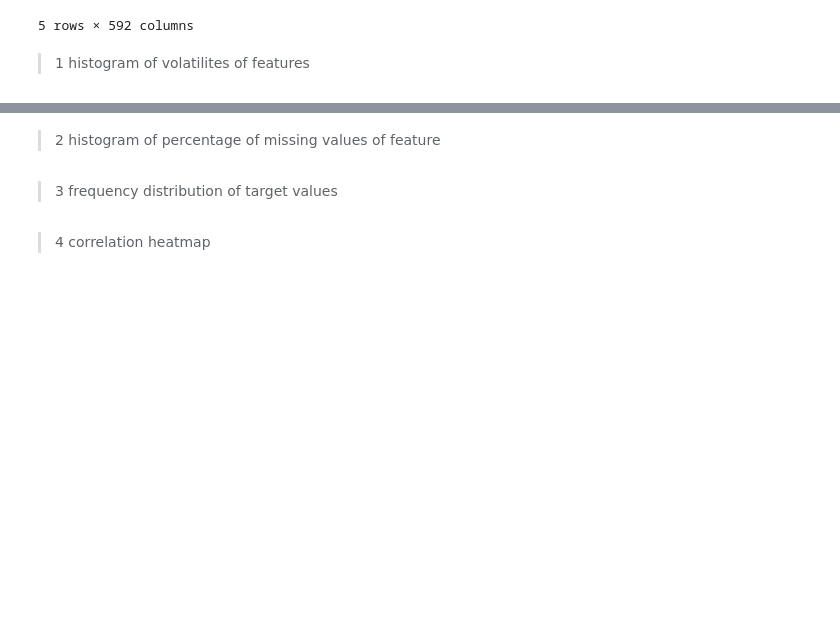
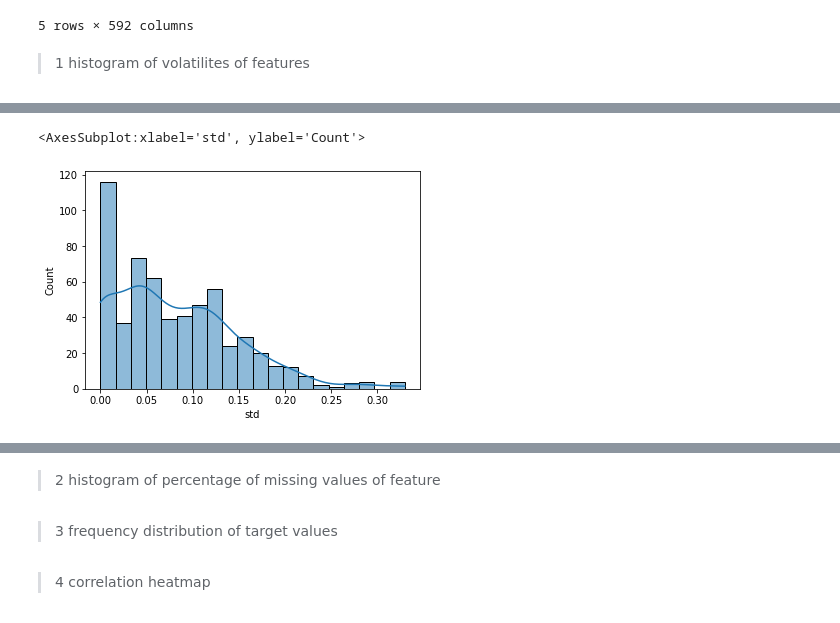
Before and after one commit to hinatanvir/Fault-Detection-SECOM, a Jupyter notebook: Presentation-1-EDA.ipynb, the cells around one changed output, grey strips where cells are left out. Drawn from its saved outputs; the diff is of its cells as text; code cells hidden in the pictures; blank space fills up the shorter version.

```diff
--- a/Presentation-1-EDA.ipynb
+++ b/Presentation-1-EDA.ipynb
@@ -15,9 +15,12 @@ READ FILES
 # %%
 #this function is to read, transform and join 2 data frame
 #%%
+
 import pandas as pd
+import numpy as np
 import matplotlib.pyplot as plt
 import seaborn as sns
+from sklearn.preprocessing import MinMaxScaler
 
 def read_secom():
     path = 'secom.data'
@@ -35,8 +38,8 @@ def read_labels():
     return df
 
 #read 2 df
-df_data = read_secom()
-df_label = read_labels()
+df_sensors = read_secom()
+df_target = read_labels()
 
 #concat them vertically
 df = pd.concat([df_data,df_label],axis=1)
@@ -54,0 +74,7 @@ df.head()
+# %%
+scaler = MinMaxScaler()
+#It seems like the Scaler works only with series. When we scale the whole dataframe, the datafram will be broken down.
+#Then we need to form the dataframe again.
+
+df_sensors_scaled = pd.DataFrame(scaler.fit_transform(df_sensors), columns=df_sensors.columns)
+df_sensors_scaled
@@ -54,0 +111,3 @@ df.head()
+# %%
+df_eda = df_sensors_scaled.describe().T
+df_eda
@@ -54,0 +130,5 @@ df.head()
+# %%
+sns.histplot(data=df_eda, x='std',bins=20, kde=True)
+# %% [output]
+<AxesSubplot:xlabel='std', ylabel='Count'>
+[figure, added]
```
Also changed, not shown: parts of 8 cells of this notebook.
